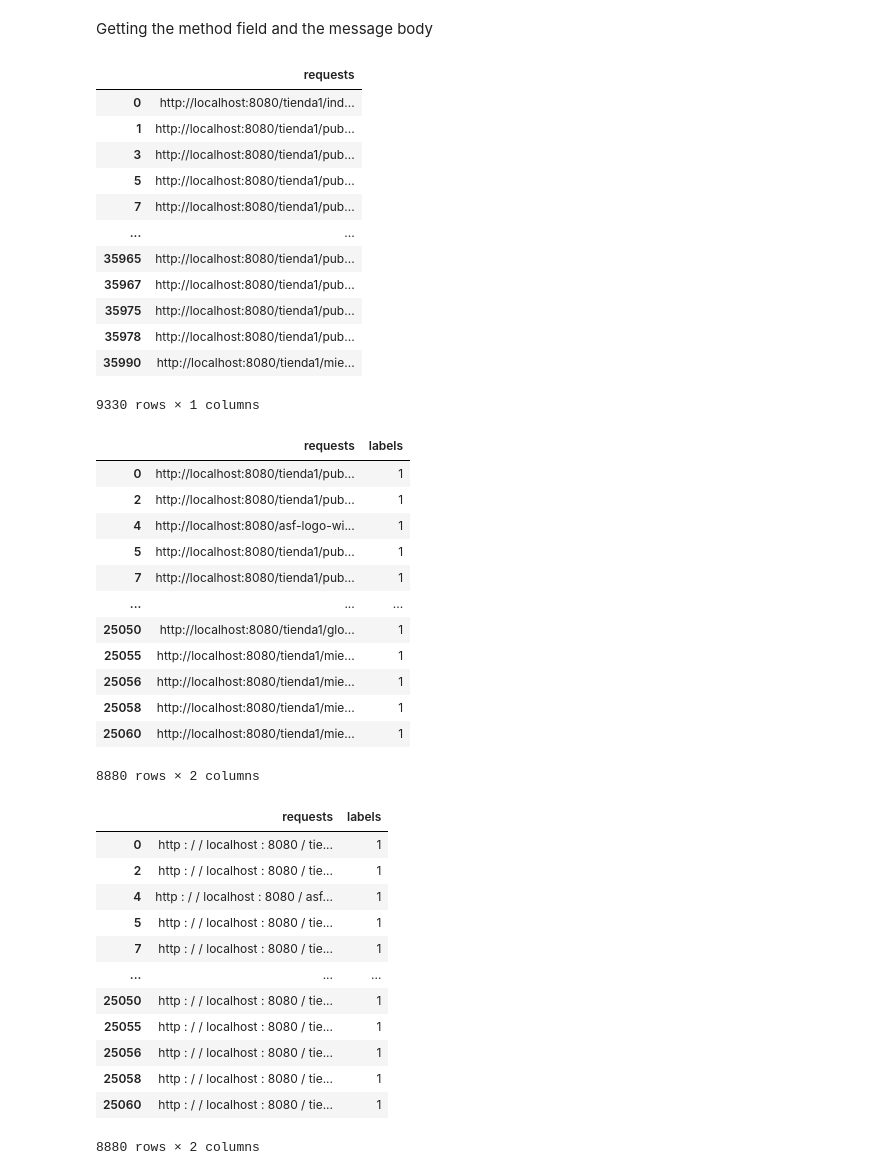
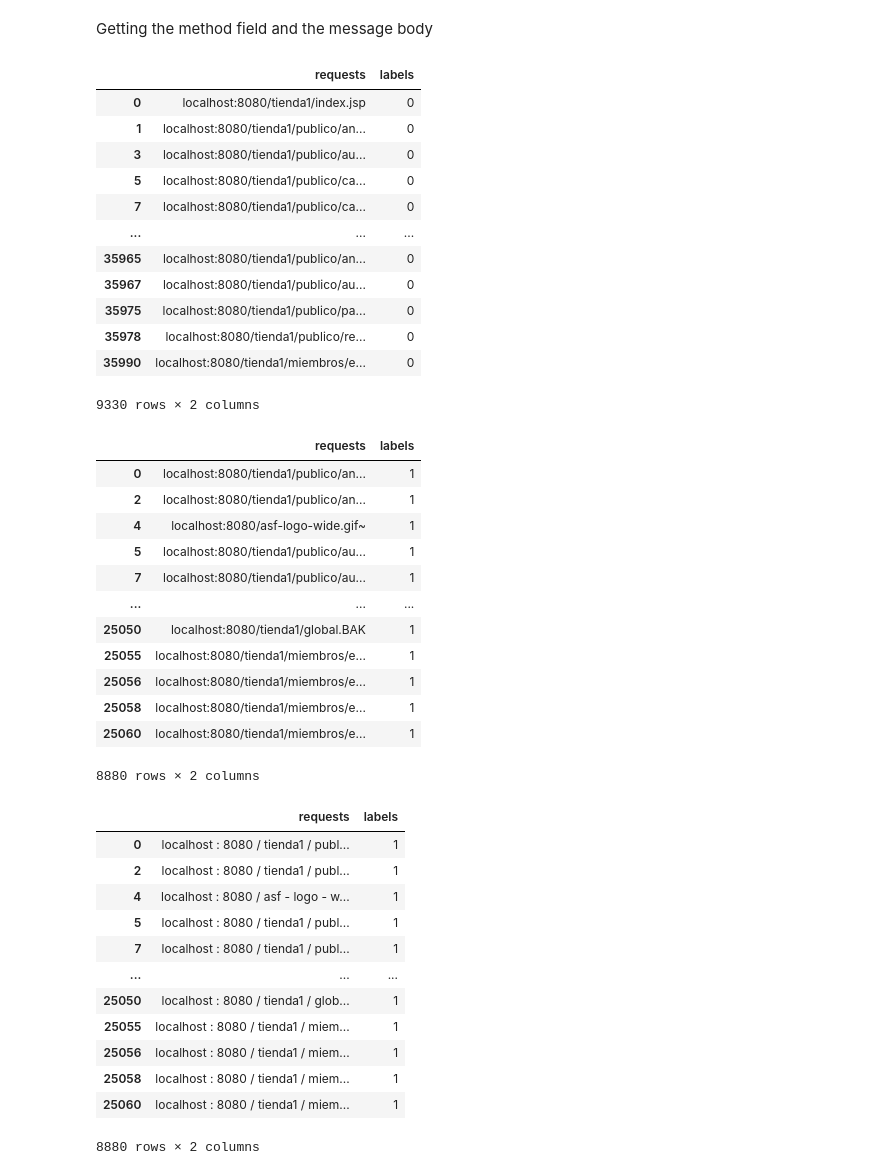
Before and after one commit to haoatran8/TextCNN-web-detecting, a Jupyter notebook: proj.ipynb, the cells around one changed output. Drawn from its saved outputs; the diff is of its cells as text; code cells hidden in the pictures.

```diff
--- a/proj.ipynb
+++ b/proj.ipynb
@@ -153,6 +155,7 @@ def get_method_msgbody(file_in):
 
         if line.startswith("GET"):
             url = line.split(" ")[1]
+            url = url.replace("http://", "")
             url = urllib.parse.unquote(urllib.parse.unquote(url)).replace('\n','')
             # decoded_url = urllib.parse.unquote(url) #decoding the %xx escapes
             # double_decoded_url = urllib.parse.unquote(decoded_url)
@@ -161,7 +164,7 @@ def get_method_msgbody(file_in):
         elif (line.startswith("POST") or line.startswith("PUT")):
             method = line.split(" ")[0]
             url = line.split(" ")[1]
-
+            url = url.replace("http://", "")
             #merging the query to the method field
             j = 1
             while True:
@@ -180,28 +183,28 @@ def get_method_msgbody(file_in):
 # %%
 #generating a dataframe for normal requests (we merge train and test data)
 normal_requests1 = get_method_msgbody(normal_traffic1)
 normal_requests2 = get_method_msgbody(normal_traffic2)
 df_normal_requests = pd.concat([pd.DataFrame(normal_requests1), pd.DataFrame(normal_requests2)])
 df_normal_requests.rename(columns = {0: 'requests'}, inplace=True)
 df_normal_requests.drop_duplicates(inplace=True) #get rid of all the duplicates
-# df_normal_requests["labels"] = 0
+df_normal_requests["labels"] = 0
 
 df_normal_requests.to_csv("./dataset/test.txt", sep='\t', index=False)
 df_normal_requests
 # %% [output]
-|  | requests |
-| 0 | http://localhost:8080/tienda1/ind... |
-| 1 | http://localhost:8080/tienda1/pub... |
-| 3 | http://localhost:8080/tienda1/pub... |
-| 5 | http://localhost:8080/tienda1/pub... |
-| 7 | http://localhost:8080/tienda1/pub... |
-| ... | ... |
-| 35965 | http://localhost:8080/tienda1/pub... |
-| 35967 | http://localhost:8080/tienda1/pub... |
-| 35975 | http://localhost:8080/tienda1/pub... |
-| 35978 | http://localhost:8080/tienda1/pub... |
-| 35990 | http://localhost:8080/tienda1/mie... |
+|  | requests | labels |
+| 0 | localhost:8080/tienda1/index.jsp | 0 |
+| 1 | localhost:8080/tienda1/publico/an... | 0 |
+| 3 | localhost:8080/tienda1/publico/au... | 0 |
+| 5 | localhost:8080/tienda1/publico/ca... | 0 |
+| 7 | localhost:8080/tienda1/publico/ca... | 0 |
+| ... | ... | ... |
+| 35965 | localhost:8080/tienda1/publico/an... | 0 |
+| 35967 | localhost:8080/tienda1/publico/au... | 0 |
+| 35975 | localhost:8080/tienda1/publico/pa... | 0 |
+| 35978 | localhost:8080/tienda1/publico/re... | 0 |
+| 35990 | localhost:8080/tienda1/miembros/e... | 0 |
-9330 rows × 1 columns
+9330 rows × 2 columns
 # %%
 #generating a dataframe for anomalous requests
 anomalous_requests = get_method_msgbody(anomalous_traffic)
@@ -212,17 +215,17 @@ df_anomalous_requests["labels"] = 1
 df_anomalous_requests
 # %% [output]
 |  | requests | labels |
-| 0 | http://localhost:8080/tienda1/pub... | 1 |
-| 2 | http://localhost:8080/tienda1/pub... | 1 |
-| 4 | http://localhost:8080/asf-logo-wi... | 1 |
-| 5 | http://localhost:8080/tienda1/pub... | 1 |
-| 7 | http://localhost:8080/tienda1/pub... | 1 |
+| 0 | localhost:8080/tienda1/publico/an... | 1 |
+| 2 | localhost:8080/tienda1/publico/an... | 1 |
+| 4 | localhost:8080/asf-logo-wide.gif~ | 1 |
+| 5 | localhost:8080/tienda1/publico/au... | 1 |
+| 7 | localhost:8080/tienda1/publico/au... | 1 |
 | ... | ... | ... |
-| 25050 | http://localhost:8080/tienda1/glo... | 1 |
-| 25055 | http://localhost:8080/tienda1/mie... | 1 |
-| 25056 | http://localhost:8080/tienda1/mie... | 1 |
-| 25058 | http://localhost:8080/tienda1/mie... | 1 |
-| 25060 | http://localhost:8080/tienda1/mie... | 1 |
+| 25050 | localhost:8080/tienda1/global.BAK | 1 |
+| 25055 | localhost:8080/tienda1/miembros/e... | 1 |
+| 25056 | localhost:8080/tienda1/miembros/e... | 1 |
+| 25058 | localhost:8080/tienda1/miembros/e... | 1 |
+| 25060 | localhost:8080/tienda1/miembros/e... | 1 |
 8880 rows × 2 columns
 # %%
 def splitting(df):
@@ -241,17 +244,17 @@ new_df_anomalous_request
 # new_df_anomalous_request.to_csv("./dataset/test2.txt", sep='\t', index=False)
 # %% [output]
 |  | requests | labels |
-| 0 | http : / / localhost : 8080 / tie... | 1 |
-| 2 | http : / / localhost : 8080 / tie... | 1 |
-| 4 | http : / / localhost : 8080 / asf... | 1 |
-| 5 | http : / / localhost : 8080 / tie... | 1 |
-| 7 | http : / / localhost : 8080 / tie... | 1 |
+| 0 | localhost : 8080 / tienda1 / publ... | 1 |
+| 2 | localhost : 8080 / tienda1 / publ... | 1 |
+| 4 | localhost : 8080 / asf - logo - w... | 1 |
+| 5 | localhost : 8080 / tienda1 / publ... | 1 |
+| 7 | localhost : 8080 / tienda1 / publ... | 1 |
 | ... | ... | ... |
-| 25050 | http : / / localhost : 8080 / tie... | 1 |
-| 25055 | http : / / localhost : 8080 / tie... | 1 |
-| 25056 | http : / / localhost : 8080 / tie... | 1 |
-| 25058 | http : / / localhost : 8080 / tie... | 1 |
-| 25060 | http : / / localhost : 8080 / tie... | 1 |
+| 25050 | localhost : 8080 / tienda1 / glob... | 1 |
+| 25055 | localhost : 8080 / tienda1 / miem... | 1 |
+| 25056 | localhost : 8080 / tienda1 / miem... | 1 |
+| 25058 | localhost : 8080 / tienda1 / miem... | 1 |
+| 25060 | localhost : 8080 / tienda1 / miem... | 1 |
 8880 rows × 2 columns
 # %%
 new_df_normal_request = splitting(df_normal_requests)
```
Also changed, not shown: parts of 9 cells of this notebook, 3 other files.
